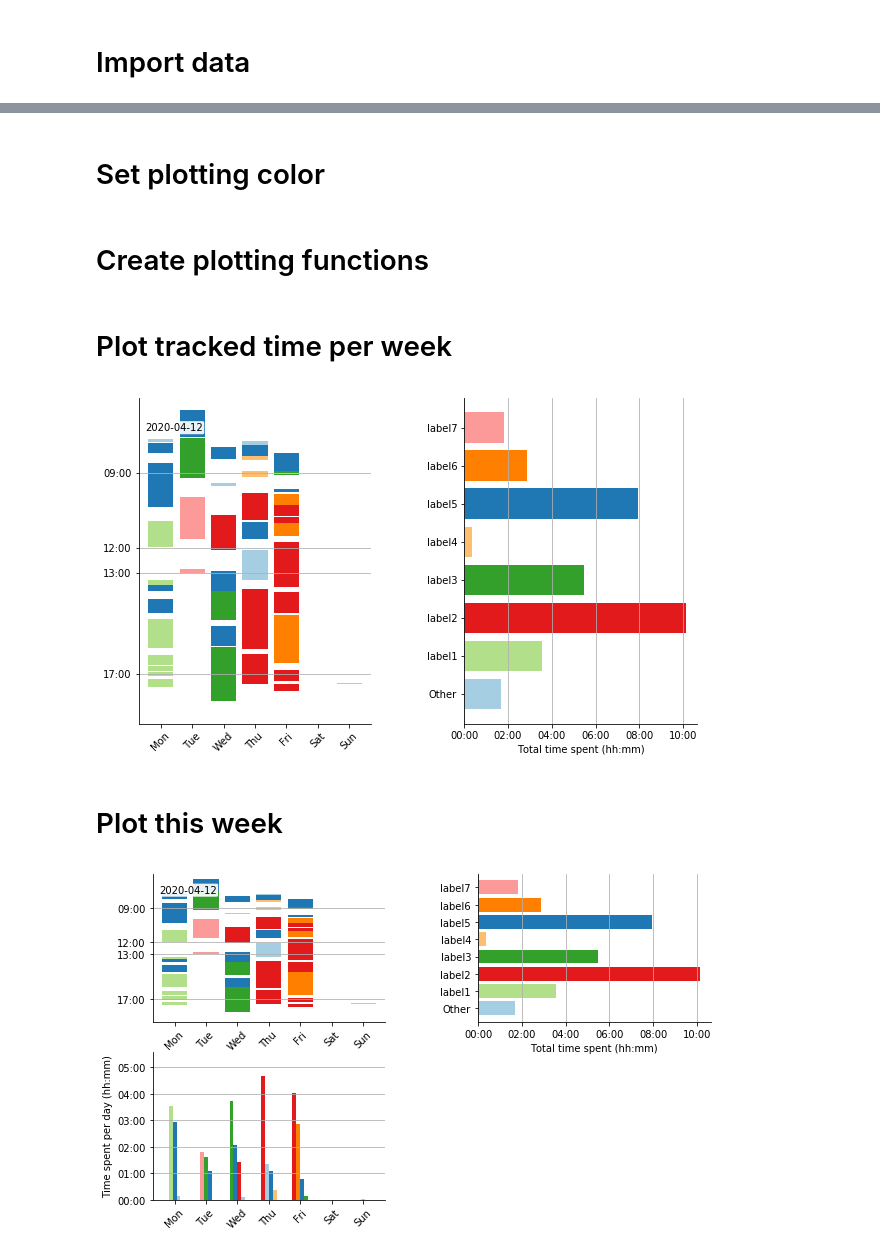
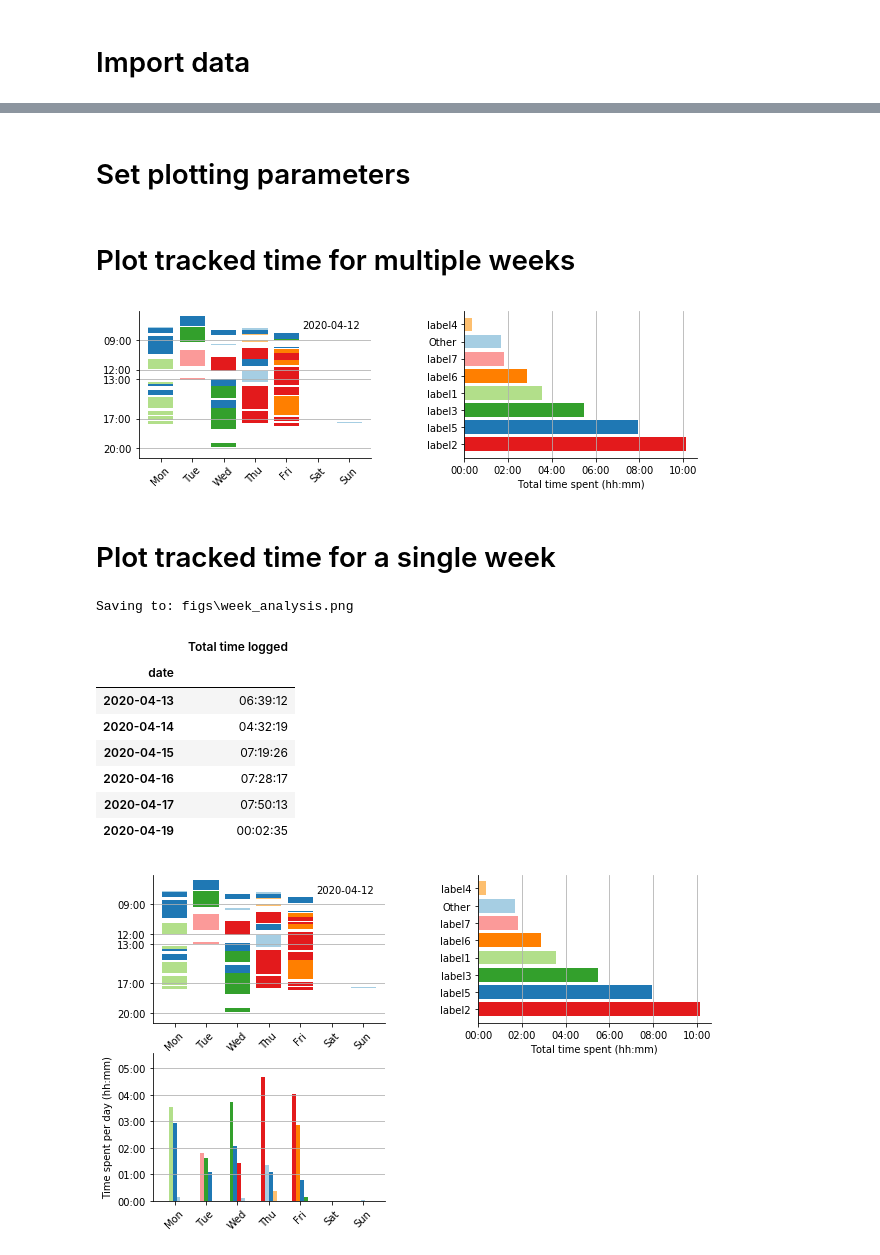
Before and after one commit to tlmohren/Task_timer, a Jupyter notebook: analyze_task_log.ipynb, the cells around one changed output, grey strips where cells are left out. Saved outputs shown, nothing was run; the diff lists cells and outputs as text; code cells hidden in the pictures.

Commit message:
move functions into separate file

```diff
--- a/analyze_task_log.ipynb
+++ b/analyze_task_log.ipynb
@@ -14,8 +15,7 @@ from matplotlib.dates import MonthLocator, WeekdayLocator, DateFormatter
 # %% [markdown]
 # Import data
 # %%
-path = os.path.abspath(os.path.join( os.getcwd()   , 'log_files\\') )
-
+path = os.path.join( os.getcwd()   , 'log_files\\')
 log_files = glob.glob( path+ '*.csv')
 
 df = pd.DataFrame()
@@ -86,5 +45,5 @@ df_temp.tail()
 # %% [markdown]
- # Set plotting color
+ # Set plotting parameters
 # %%
 # make colorscheme
 cols = np.array([[166,206,227],
@@ -103,5 +62,3 @@ labels = df['Label'].unique()
 label_dict = {}
 for label,col in zip(labels,cols):
     label_dict[label] = col
-# %% [markdown]
-# Create plotting functions
@@ -289,41 +65,62 @@ def plot_time_spent_daily( ax_pl, df_week, label_dict, bool_legend=False):
+# %% [markdown]
+# Plot tracked time for multiple weeks
+# %%
+weeks = df['Week'].unique()
+
+fig, ax= plt.subplots( len(weeks), 2, figsize =(10,3),squeeze=False)
+
+for i, week in enumerate(weeks):
+    bool_week = df['Week'] == week
+    df_week = df[bool_week].copy()
+
+    # plot left axis
+    alf.plot_week_tasks( ax[i,0], df_week, label_dict )
+    alf.plot_time_spent_weekly( ax[i,1], df_week, label_dict )
+
+plt.subplots_adjust(left=None, bottom=.2, right=None, top=None, wspace=.4, hspace=None)
+# %% [output]
+[figure, added]
 # %% [markdown]
-# Plot tracked time per week
+# Plot tracked time for a single week
-# %%
-weeks = df['Week'].unique()
-
-fig, ax= plt.subplots( len(weeks), 2, figsize =(10,6),squeeze=False)
-# ax = ax.flat # flatten so iteration is simpler
-
-for i, week in enumerate(weeks):
-    bool_week = df['Week'] == week
-    df_week = df[bool_week].copy()
-
-    # plot left axis
-    plot_week_tasks( ax[i,0], df_week, label_dict )
-    plot_time_spent_weekly( ax[i,1], df_week, label_dict )
-
-plt.subplots_adjust(left=None, bottom=None, right=None, top=None, wspace=.4, hspace=None)
-# %% [output]
-[figure, removed]
-# %% [markdown]
-# Plot this week
 # %%
 bool_week = df['Week'] == weeks[0]
 df_week = df[bool_week].copy()
 
 fig, ax = plt.subplots(2, 2, squeeze=False, figsize =(10,6))
 
 # plot 3 subplots
-plot_week_tasks( ax[0,0], df_week, label_dict )
-plot_time_spent_weekly(ax[0,1], df_week, label_dict  )
-plot_time_spent_daily( ax[1,0], df_week, label_dict  )
+alf.plot_week_tasks( ax[0,0], df_week, label_dict )
+alf.plot_time_spent_weekly(ax[0,1], df_week, label_dict  )
+alf.plot_time_spent_daily( ax[1,0], df_week, label_dict  )
 
 # adjust layout
 plt.subplots_adjust(left=None, bottom=None, right=None, top=None, wspace=.4, hspace=None)
 
 # remove unused lower right axes object
 ax[1,1].axes.remove()
 
-fig.savefig('figs\week_analysis.png')
+# save figure
+fig_fullname = os.path.join( 'figs', 'week_analysis')
+print('Saving to: ' + fig_fullname + '.png')
+plt.savefig( fig_fullname+ '.png',
+        format='png', dpi=300,
+        transparent=  True,
+        bbox_inches = 'tight', pad_inches = 0,
+           )
+
+# print out summary data
+summed = df_week.groupby('date').sum()
+summed['Total time logged']= pd.to_timedelta( summed['Duration (s)'] ,'s')
+summed.drop(['Duration (s)'],axis=1,inplace=True)
+summed
 # %% [output]
+Saving to: figs\week_analysis.png
+|  | Total time logged |
+| date |  |
+| 2020-04-13 | 06:39:12 |
+| 2020-04-14 | 04:32:19 |
+| 2020-04-15 | 07:19:26 |
+| 2020-04-16 | 07:28:17 |
+| 2020-04-17 | 07:50:13 |
+| 2020-04-19 | 00:02:35 |
-[figure, old version]
+[figure, new version]
```
Also changed, not shown: parts of 10 cells of this notebook, 2 other files.
